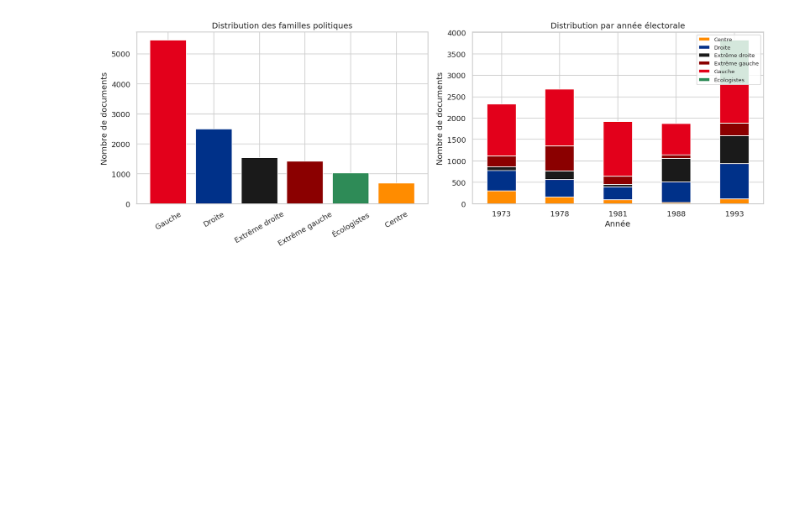
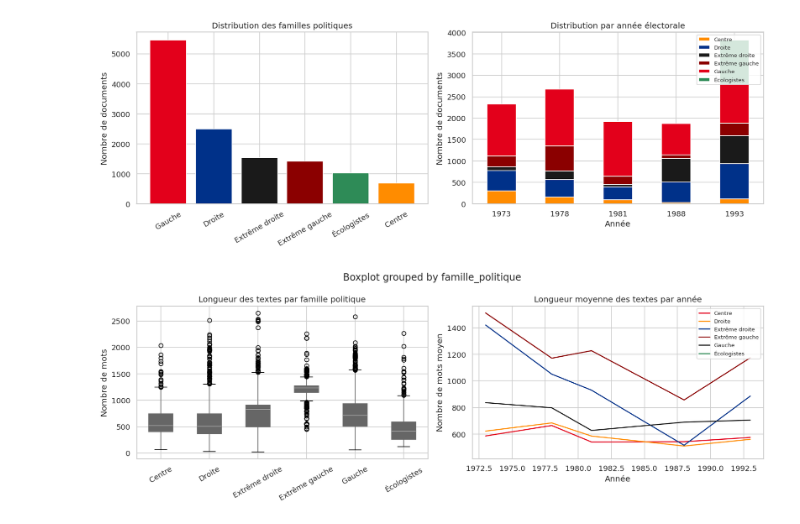
Before and after one commit to GabinSmt/archelec-political-detection, a Jupyter notebook: notebooks/archelec_political_detection.ipynb, the cells around one changed output. Drawn from its saved outputs; the diff is of its cells as text; code cells hidden in the pictures; blank space fills up the shorter version.

```diff
--- a/notebooks/archelec_political_detection.ipynb
+++ b/notebooks/archelec_political_detection.ipynb
@@ -342,3 +342,31 @@ plt.tight_layout()
 plt.show()
 # %% [output]
 [figure]
+# %%
+# Longueur des textes par famille politique
+df_final['n_words'] = df_final['text_raw'].str.split().str.len()
+
+fig, axes = plt.subplots(1, 2, figsize=(14, 5))
+
+# Boxplot longueur par famille
+df_final.boxplot(column='n_words', by='famille_politique', ax=axes[0],
+                 patch_artist=True)
+axes[0].set_title('Longueur des textes par famille politique')
+axes[0].set_xlabel('')
+axes[0].set_ylabel('Nombre de mots')
+axes[0].tick_params(axis='x', rotation=30)
+
+# Evolution longueur moyenne par année
+df_final.groupby(['year', 'famille_politique'])['n_words'].mean().unstack().plot(
+    ax=axes[1],
+    color=[colors[c] for c in df_final['famille_politique'].unique()]
+)
+axes[1].set_title('Longueur moyenne des textes par année')
+axes[1].set_xlabel('Année')
+axes[1].set_ylabel('Nombre de mots moyen')
+axes[1].legend(fontsize=8)
+
+plt.tight_layout()
+plt.show()
+# %% [output]
+[figure, added]
```
Also changed, not shown: parts of 14 cells of this notebook.
